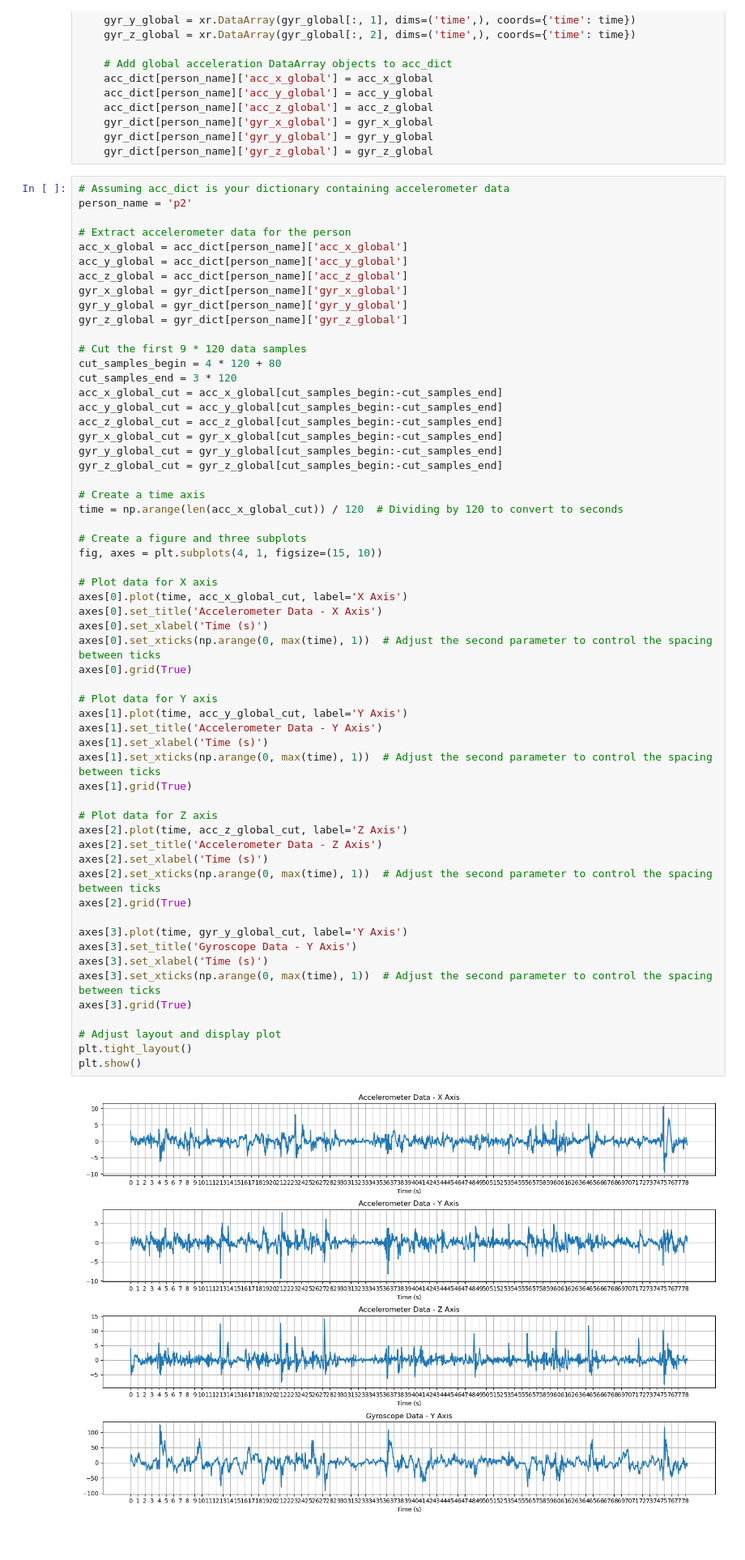
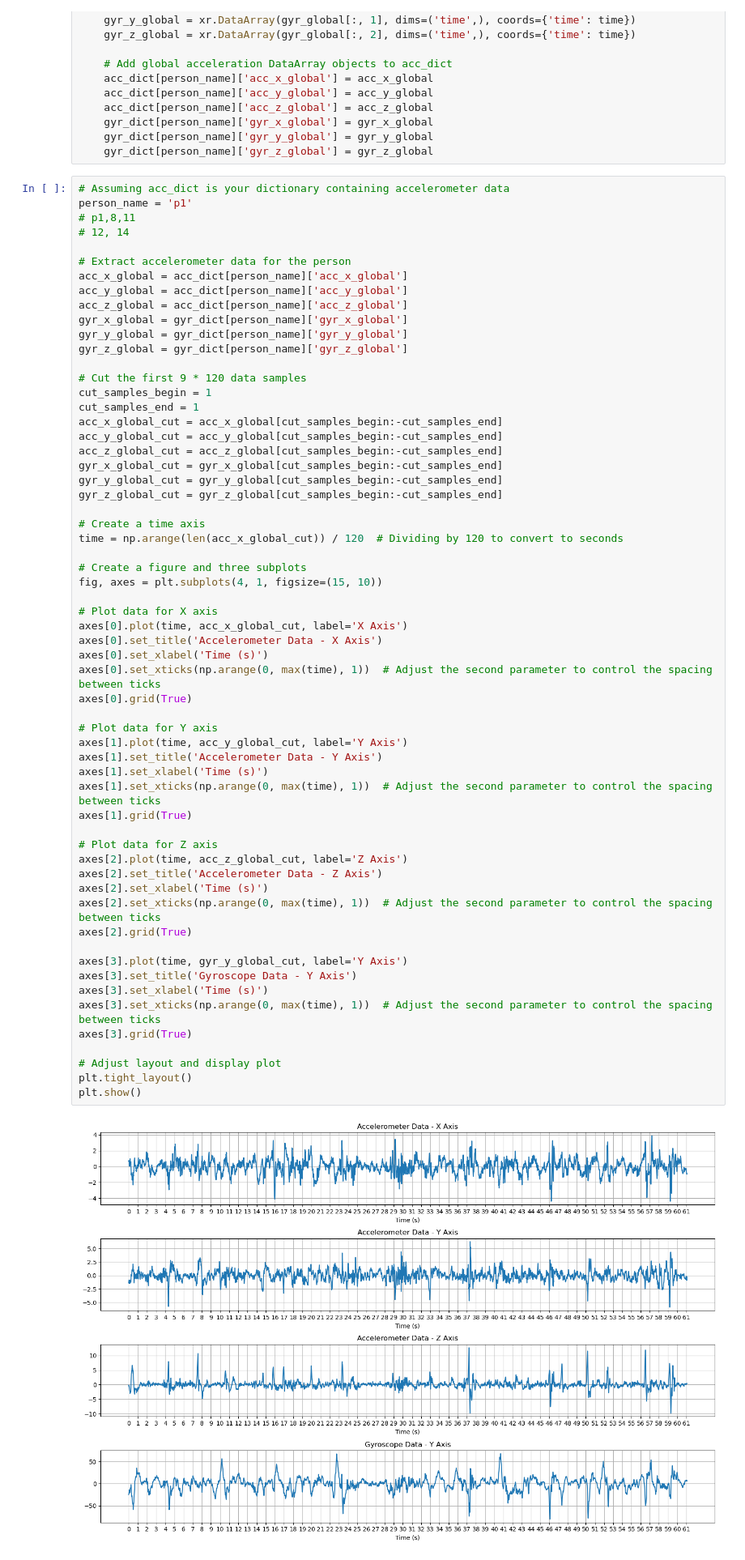
Before and after one commit to doertiboy/MasterStudy, a Jupyter notebook: DataSynchronisation.ipynb, the cells around one changed output. Shown at 81% size. Cells and saved outputs as stored; diff of their text form.

```diff
--- a/DataSynchronisation.ipynb
+++ b/DataSynchronisation.ipynb
@@ -109,7 +109,9 @@ for person_name, quat_data in quat_dict.items():
     gyr_dict[person_name]['gyr_z_global'] = gyr_z_global
 # %%
 # Assuming acc_dict is your dictionary containing accelerometer data
-person_name = 'p2'
+person_name = 'p1'
+# p1,8,11
+# 12, 14
 
 # Extract accelerometer data for the person
 acc_x_global = acc_dict[person_name]['acc_x_global']
@@ -120,8 +122,8 @@ gyr_y_global = gyr_dict[person_name]['gyr_y_global']
 gyr_z_global = gyr_dict[person_name]['gyr_z_global']
 
 # Cut the first 9 * 120 data samples
-cut_samples_begin = 4 * 120 + 80
-cut_samples_end = 3 * 120
+cut_samples_begin = 1
+cut_samples_end = 1
 acc_x_global_cut = acc_x_global[cut_samples_begin:-cut_samples_end]
 acc_y_global_cut = acc_y_global[cut_samples_begin:-cut_samples_end]
 acc_z_global_cut = acc_z_global[cut_samples_begin:-cut_samples_end]
@@ -139,31 +141,31 @@ fig, axes = plt.subplots(4, 1, figsize=(15, 10))
 axes[0].plot(time, acc_x_global_cut, label='X Axis')
 axes[0].set_title('Accelerometer Data - X Axis')
 axes[0].set_xlabel('Time (s)')
 axes[0].set_xticks(np.arange(0, max(time), 1))  # Adjust the second parameter to control the spacing between ticks
 axes[0].grid(True)
 
 # Plot data for Y axis
 axes[1].plot(time, acc_y_global_cut, label='Y Axis')
 axes[1].set_title('Accelerometer Data - Y Axis')
 axes[1].set_xlabel('Time (s)')
 axes[1].set_xticks(np.arange(0, max(time), 1))  # Adjust the second parameter to control the spacing between ticks
 axes[1].grid(True)
 
 # Plot data for Z axis
 axes[2].plot(time, acc_z_global_cut, label='Z Axis')
 axes[2].set_title('Accelerometer Data - Z Axis')
 axes[2].set_xlabel('Time (s)')
 axes[2].set_xticks(np.arange(0, max(time), 1))  # Adjust the second parameter to control the spacing between ticks
 axes[2].grid(True)
 
 axes[3].plot(time, gyr_y_global_cut, label='Y Axis')
 axes[3].set_title('Gyroscope Data - Y Axis')
 axes[3].set_xlabel('Time (s)')
 axes[3].set_xticks(np.arange(0, max(time), 1))  # Adjust the second parameter to control the spacing between ticks
 axes[3].grid(True)
 
 # Adjust layout and display plot
 plt.tight_layout()
 plt.show()
 # %% [output]
-[figure, old version]
+[figure, new version]
```
Also changed, not shown: parts of 3 cells of this notebook, 45 other files.
